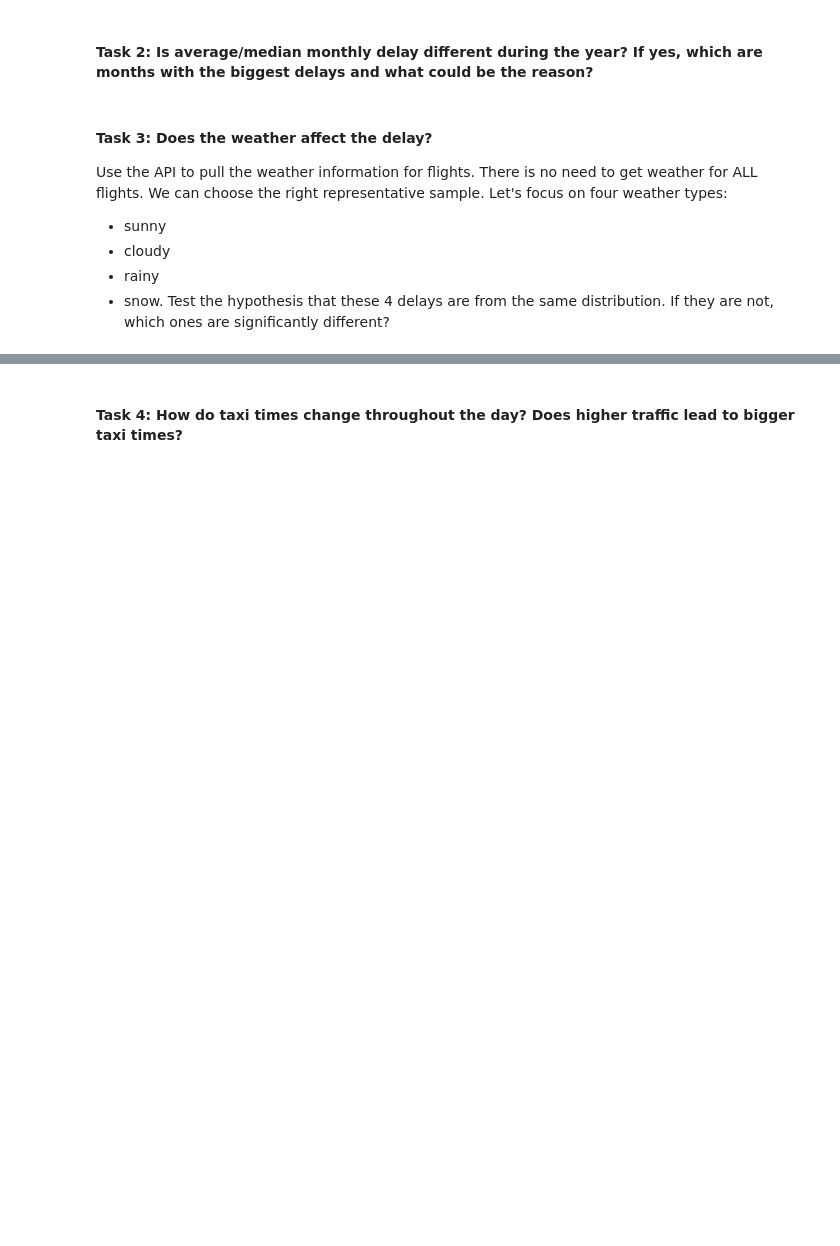
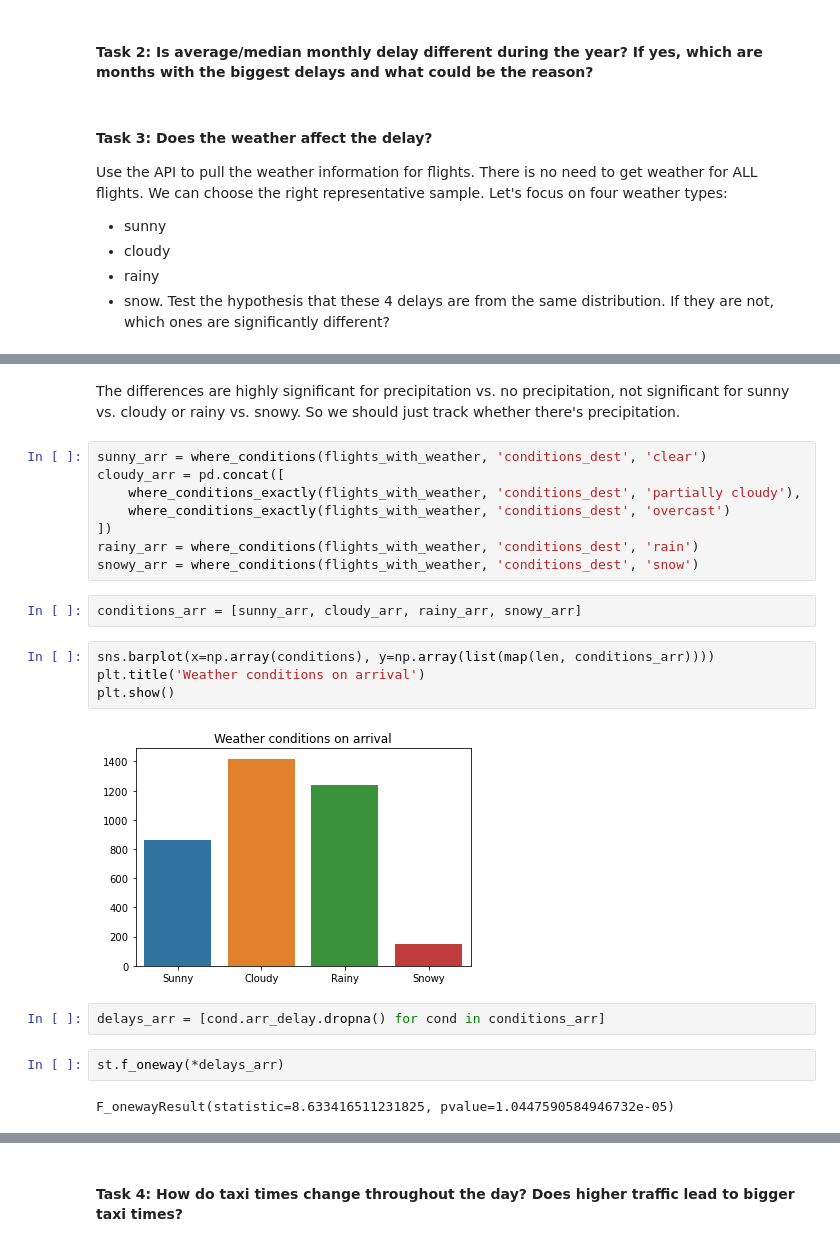
Before and after one commit to Noah2252/Lighthouse-Lab-Midterm-Project, a Jupyter notebook: gth/exploratory_analysis.ipynb, the cells around one changed output, grey strips where cells are left out. Cells and saved outputs as stored; diff of their text form; blank space fills up the shorter version.

```diff
--- a/gth/exploratory_analysis.ipynb
+++ b/gth/exploratory_analysis.ipynb
@@ -55,0 +250,24 @@ Test the hypothesis that these 4 delays are from the same distribution. If they
+# %% [markdown]
+The differences are highly significant for precipitation vs. no precipitation, not significant for sunny vs. cloudy or rainy vs. snowy. So we should just track whether there's precipitation.
+# %%
+sunny_arr = where_conditions(flights_with_weather, 'conditions_dest', 'clear')
+cloudy_arr = pd.concat([
+    where_conditions_exactly(flights_with_weather, 'conditions_dest', 'partially cloudy'),
+    where_conditions_exactly(flights_with_weather, 'conditions_dest', 'overcast')
+])
+rainy_arr = where_conditions(flights_with_weather, 'conditions_dest', 'rain')
+snowy_arr = where_conditions(flights_with_weather, 'conditions_dest', 'snow')
+# %%
+conditions_arr = [sunny_arr, cloudy_arr, rainy_arr, snowy_arr]
+# %%
+sns.barplot(x=np.array(conditions), y=np.array(list(map(len, conditions_arr))))
+plt.title('Weather conditions on arrival')
+plt.show()
+# %% [output]
+[figure, added]
+# %%
+delays_arr = [cond.arr_delay.dropna() for cond in conditions_arr]
+# %%
+st.f_oneway(*delays_arr)
+# %% [output]
+F_onewayResult(statistic=8.633416511231825, pvalue=1.0447590584946732e-05)
```
Also changed, not shown: parts of 36 cells of this notebook, 6 other files.
